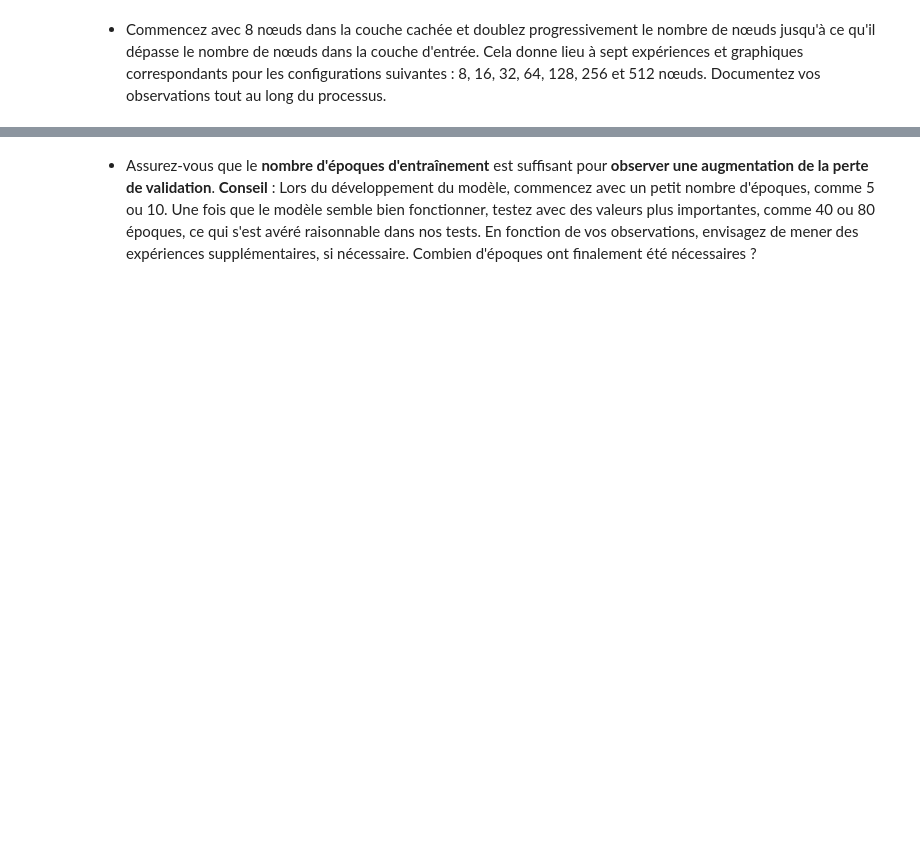
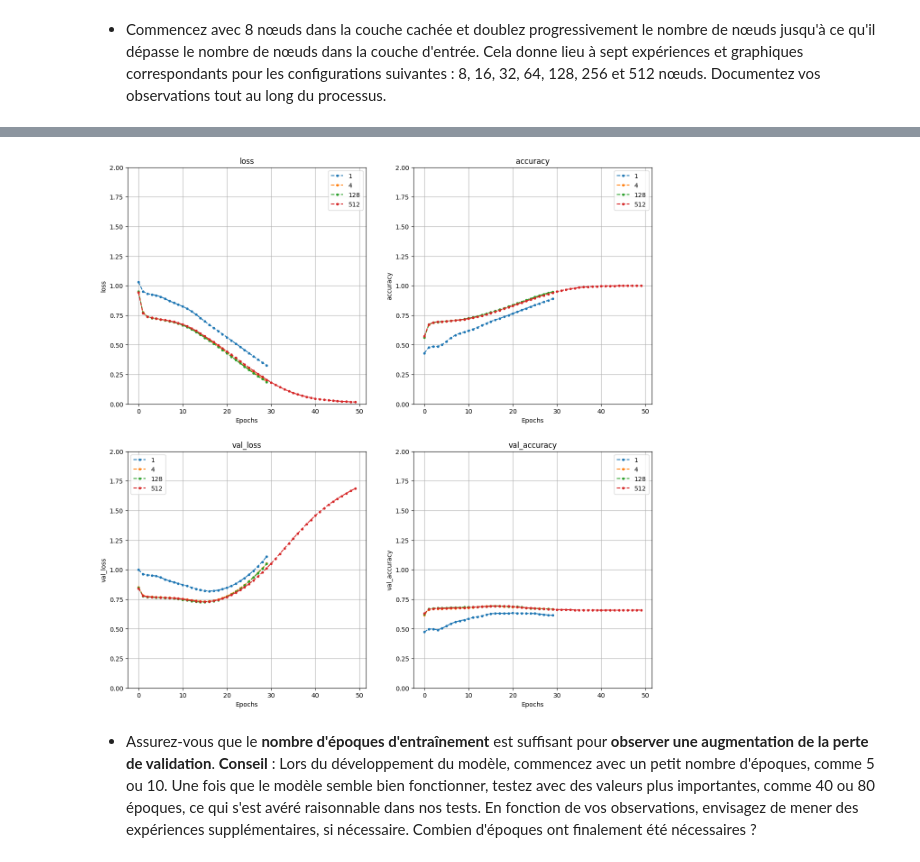
Before and after one commit to K-nCh-n/LearningML, a Jupyter notebook: Devoir3/csi4506-a24-d3-gabarit.ipynb, the cells around one changed output, grey strips where cells are left out. Saved outputs shown, nothing was run; the diff lists cells and outputs as text; code cells hidden in the pictures; blank space fills up the shorter version.

```diff
--- a/Devoir3/csi4506-a24-d3-gabarit.ipynb
+++ b/Devoir3/csi4506-a24-d3-gabarit.ipynb
@@ -323,5 +537,5 @@ histories[1] = create_model_with_hidden_layer({1:50})
 - Répétez le processus ci-dessus en utilisant 2 et 4 nœuds dans la couche cachée. Utilisez le même type de graphique pour documenter vos observations concernant la perte et la précision.
 # %%
 # Code cell
-histories[2] = create_model_with_hidden_layer({2:50})
-histories[4] = create_model_with_hidden_layer({4:50})
+histories[2] = create_model_with_hidden_layer(2,30)
+histories[4] = create_model_with_hidden_layer(4,50)
@@ -329,10 +578,10 @@ histories[4] = create_model_with_hidden_layer({4:50})
 - Commencez avec 8 nœuds dans la couche cachée et doublez progressivement le nombre de nœuds jusqu'à ce qu'il dépasse le nombre de nœuds dans la couche d'entrée. Cela donne lieu à sept expériences et graphiques correspondants pour les configurations suivantes : 8, 16, 32, 64, 128, 256 et 512 nœuds. Documentez vos observations tout au long du processus.
 # %%
 # Code cell
-histories[8] = create_model_with_hidden_layer({8:50})
-histories[16] = create_model_with_hidden_layer({16:50})
-histories[32] = create_model_with_hidden_layer({32:50})
-histories[64] = create_model_with_hidden_layer({64:50})
-histories[128] = create_model_with_hidden_layer({128:50})
-histories[256] = create_model_with_hidden_layer({256:50})
-histories[512] = create_model_with_hidden_layer({512:50})
+histories[8] = create_model_with_hidden_layer(8,30)
+histories[16] = create_model_with_hidden_layer(16,30)
+histories[32] = create_model_with_hidden_layer(32,30)
+histories[64] = create_model_with_hidden_layer(64,30)
+histories[128] = create_model_with_hidden_layer(128,30)
+histories[256] = create_model_with_hidden_layer(256,40)
+histories[512] = create_model_with_hidden_layer(512,50)
@@ -339,13 +709,21 @@ histories[512] = create_model_with_hidden_layer({512:50})
-# %%
-# plot histories 1, 4, 16, 64, 256 on one graph
-
-for i in [1, 4, 16, 64, 256]:
-    pd.DataFrame(histories[i].history).plot(
-        grid=True, figsize=(10, 7), title="Loss and Accuracy", style="--.", ylim=(0, 2)
-    )
-    plt.legend(loc="best")
-    plt.xlabel("Epochs")
-plt.show()
+# %%
+# plot histories 1, 4, 16, 64, 256 on a single graph
+plt.figure(figsize=(15,15))
+scores = ["loss", "accuracy", "val_loss", "val_accuracy"]
+model_sizes = [1, 4, 128, 512]
+for i, score in enumerate(scores):
+    plt.subplot(2,2,i+1)
+    plt.ylim(0, 2)
+    plt.grid(True)
+    for model_size in model_sizes:
+        plt.plot(histories[model_size].history[score], label=f"{model_size}", marker=".", linestyle="--")
+        plt.xlabel("Epochs")
+        plt.ylabel(score)
+        plt.title(f"{score}")
+    plt.legend(loc="best")
+plt.show()
+# %% [output]
+[figure, added]
 # %% [markdown]
 - Assurez-vous que le **nombre d'époques d'entraînement** est suffisant pour **observer une augmentation de la perte de validation**. **Conseil** : Lors du développement du modèle, commencez avec un petit nombre d'époques, comme 5 ou 10. Une fois que le modèle semble bien fonctionner, testez avec des valeurs plus importantes, comme 40 ou 80 époques, ce qui s'est avéré raisonnable dans nos tests. En fonction de vos observations, envisagez de mener des expériences supplémentaires, si nécessaire. Combien d'époques ont finalement été nécessaires ?
 # %%
```
Also changed, not shown: parts of 29 cells of this notebook, 1 other file.
